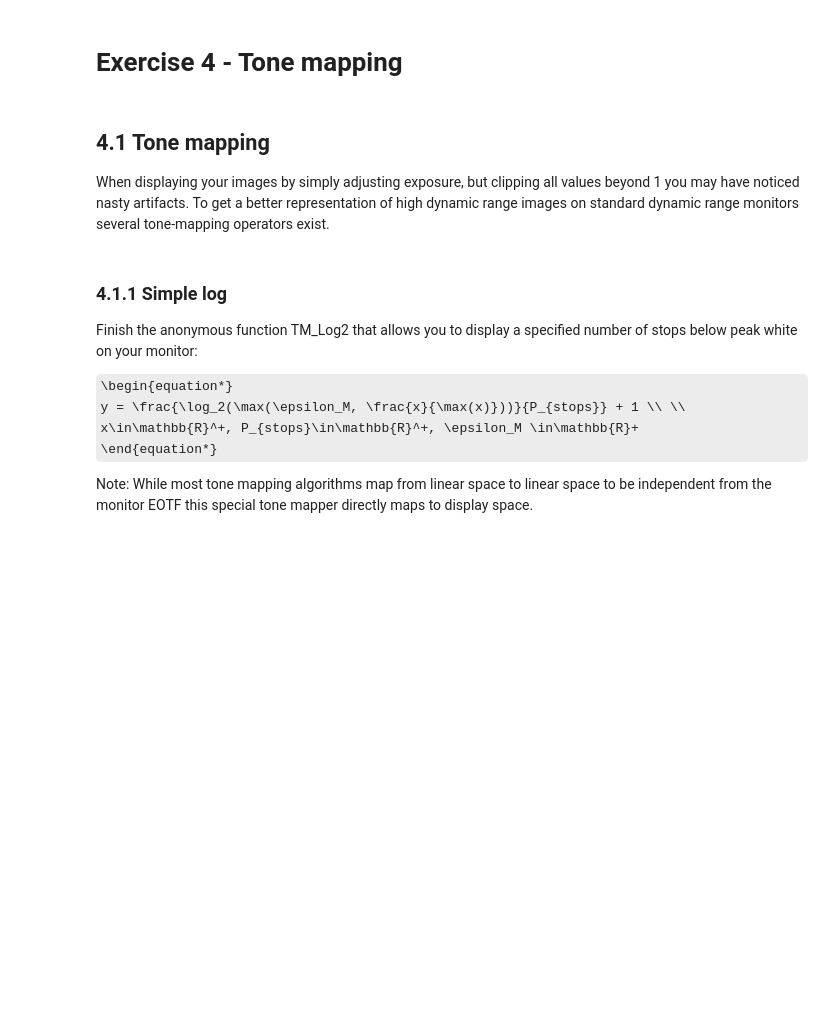
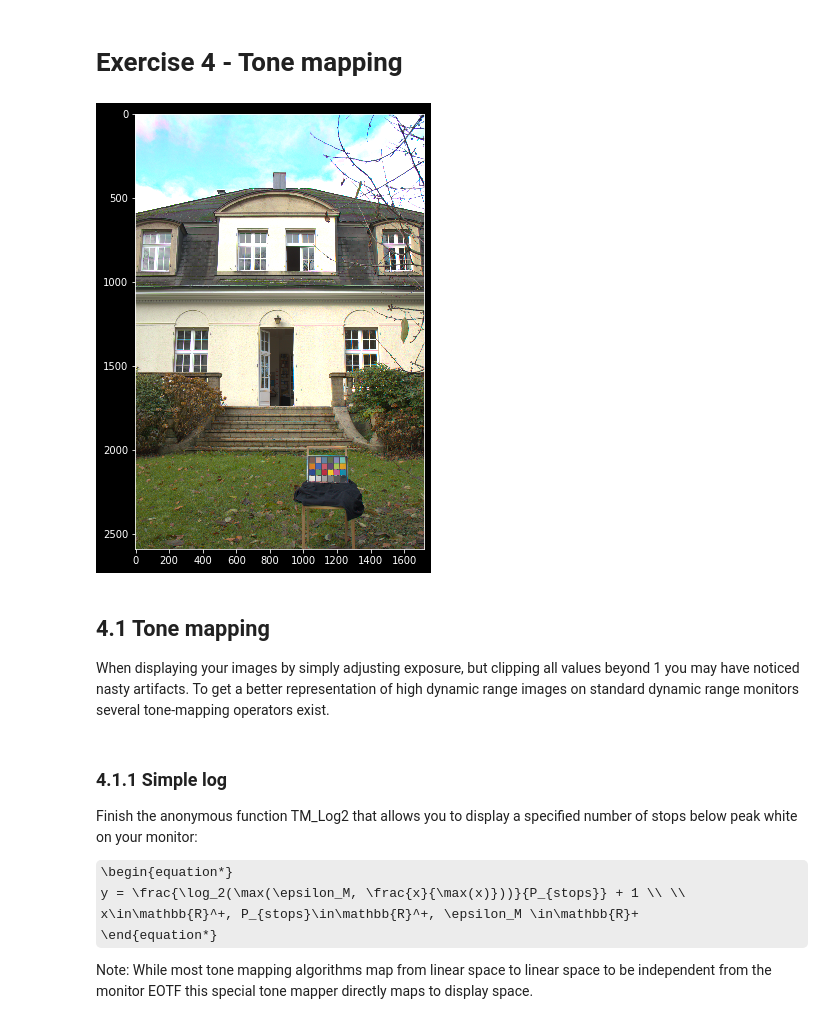
Before and after one commit to kilianeifler/Filmtechnik_HdM, a Jupyter notebook: Ex_4/Exercise_04_Group_03.ipynb, the cells around one changed output. Cells and saved outputs as stored; diff of their text form; code cells hidden in the pictures; some formulas as TeX source; blank space fills up the shorter version.

```diff
--- a/Ex_4/Exercise_04_Group_03.ipynb
+++ b/Ex_4/Exercise_04_Group_03.ipynb
@@ -62,11 +62,13 @@ def curvePlot(x, y, y_additional = None):
     plt.grid()
 # %%
 # Load the characterized image
-img = np.load('../exercise_03/hdr_image_pinv.npy')
+img = np.load('../Ex_3/hdr_image_pinv.npy')
 
 # Plot to verify everything looks as expected
 plt.style.use('dark_background')
 plt.imshow( lin2srgb( img ).clip( 0.0, 1.0 ) );
+# %% [output]
+[figure, added]
 # %% [markdown]
 ## 4.1 Tone mapping
 
```
